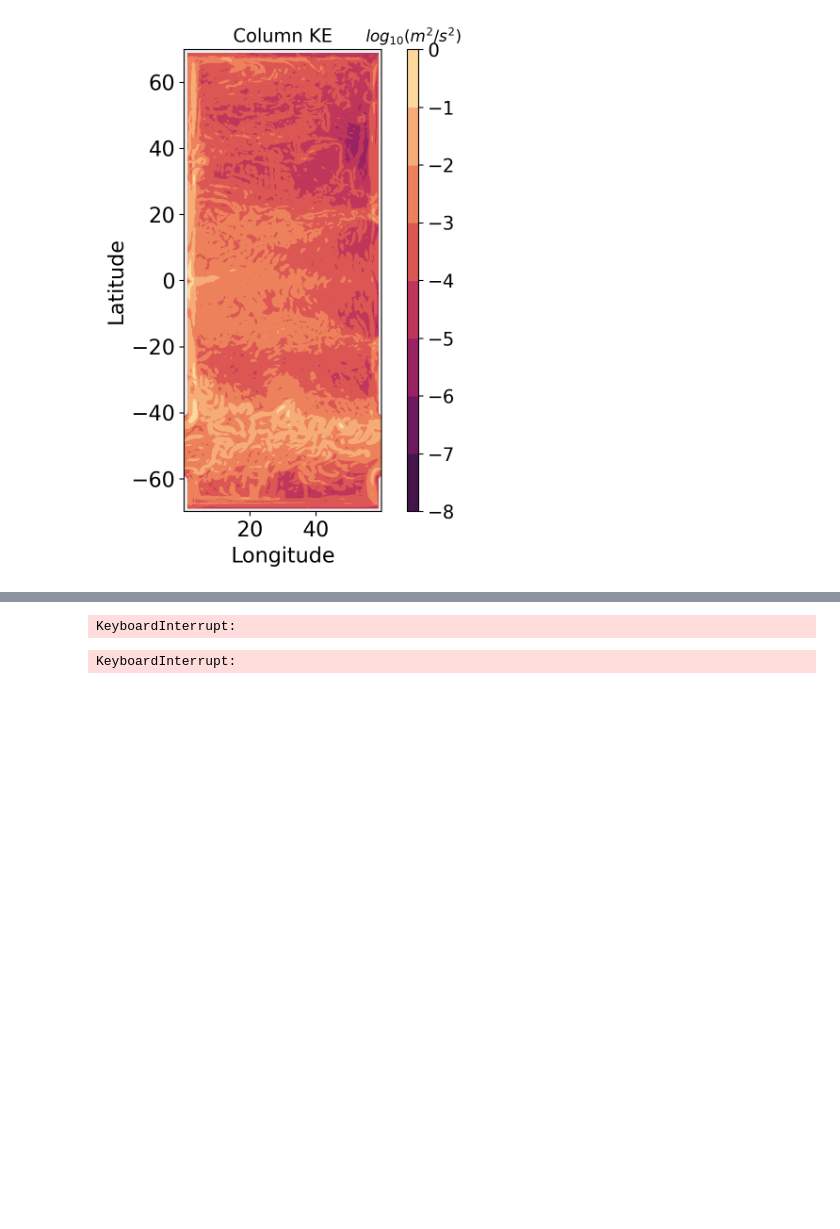
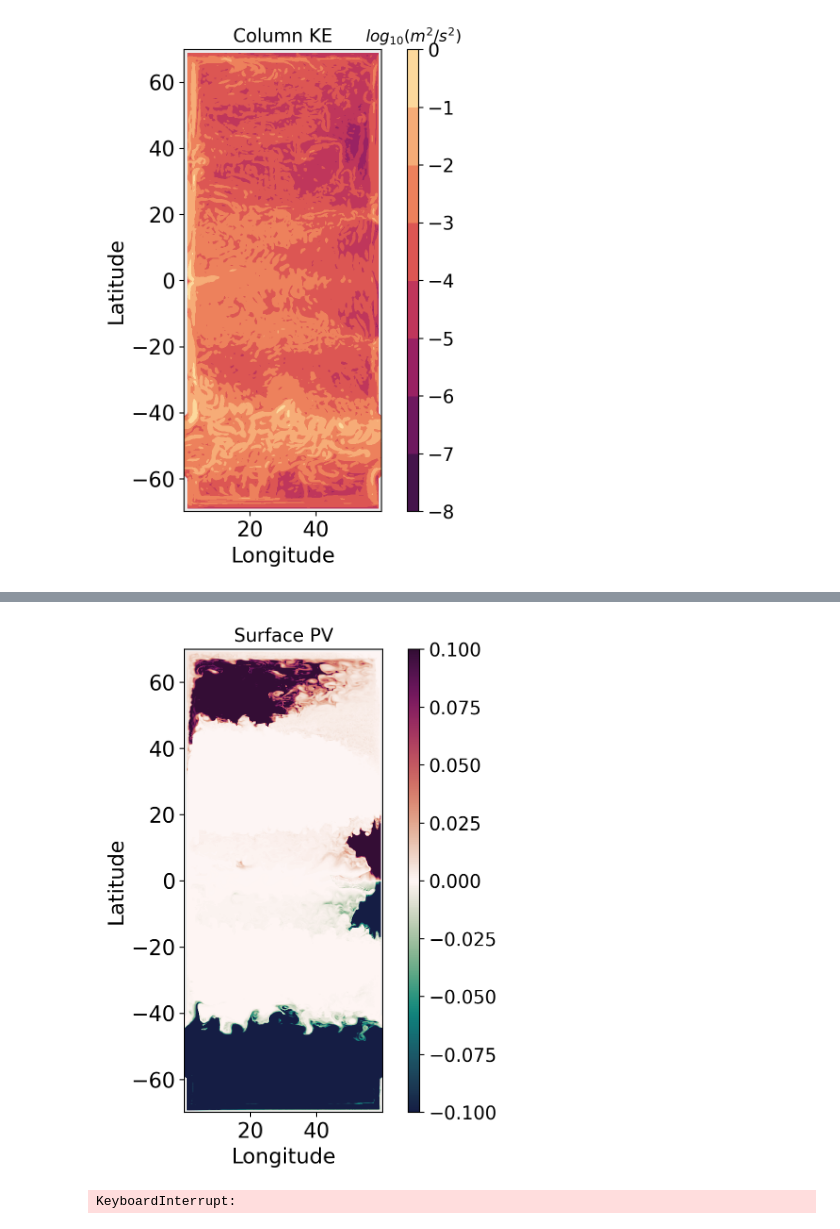
Before and after one commit to ElizabethYankovsky/Neverworld2-Analysis, a Jupyter notebook: KE_layers.ipynb, the cells around one changed output, grey strips where cells are left out. Cells and saved outputs as stored; diff of their text form; code cells hidden in the pictures; blank space fills up the shorter version.

```diff
--- a/KE_layers.ipynb
+++ b/KE_layers.ipynb
@@ -153,27 +202,27 @@ plt.show()
 # %%
 #Plotting PV
 fig = plt.figure(figsize=(4, 7), dpi=200, facecolor='w', edgecolor='k')
 ax1 = fig.add_axes([0.15,0.2,0.6,0.7])
 ax2 = fig.add_axes([.78, 0.2, 0.03, 0.7])
 ax1.set_facecolor((0.92, 0.92, 0.92))
 ax1.set_title('Surface PV',fontsize=14)
 ax1.set_xlabel('Longitude',fontsize=16)
 ax1.set_ylabel('Latitude',fontsize=16)
 ax1.tick_params(labelsize=16);
 ax2.tick_params(labelsize=14)
-ax2.set_title('$(m/s)$',fontsize=12)
+#ax2.set_title('$(m/s)$',fontsize=12)
 
 #levels=np.linspace(0.,.05,51) #not logarithmic colormap
 #levels=np.linspace(-8,0,9)
-plotted =ax1.pcolor(xh,yh,PV,cmap=cmocean.cm.curl)
+plotted =ax1.pcolor(xh,yh,PV,cmap=cmocean.cm.curl,vmin=-0.1,vmax=0.1)
 
 ax1.set_aspect('equal', 'box')
 cbar = plt.colorbar(mappable=plotted, cax=ax2, orientation = 'vertical');
 cbar.ax.tick_params(labelsize=14);
 #
 plt.show()
 # %% [output]
-KeyboardInterrupt:
+[figure, added]
 # %%
 #time averaged quantities -- 100 days
 u  = np.nanmean(np.array(av['u'][:,:,:]),axis=0); u = 0.5*(u[:,:,1:]+u[:,:,:-1])
```
Also changed, not shown: parts of 7 cells of this notebook, 6 other files.
